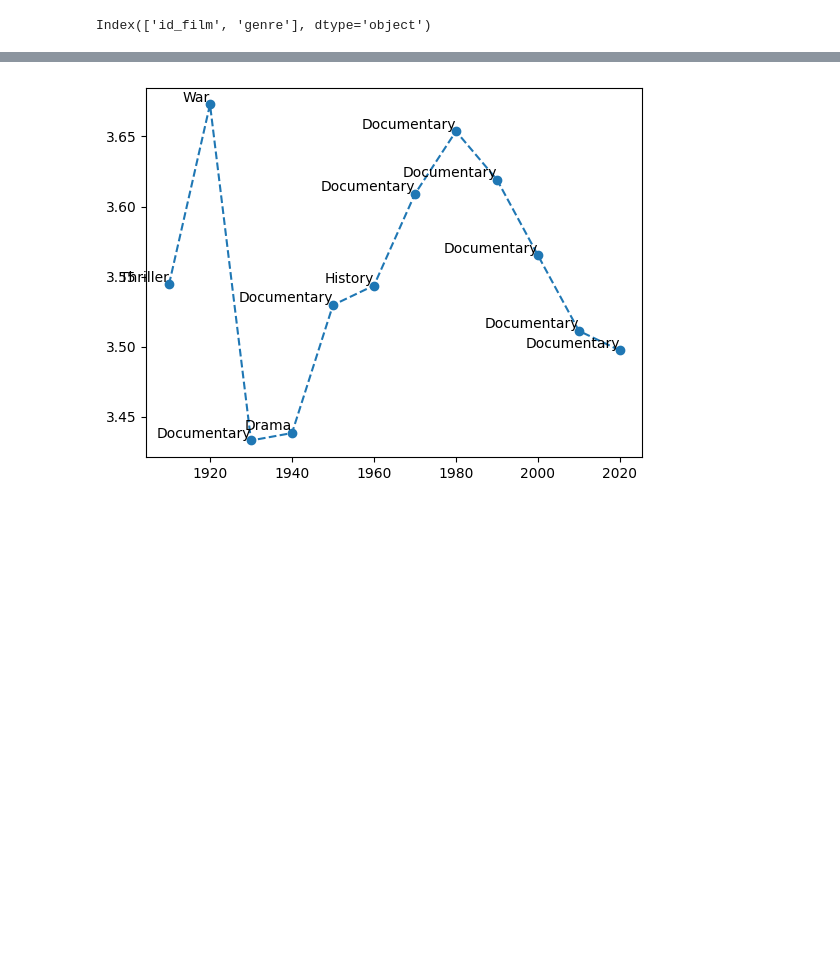
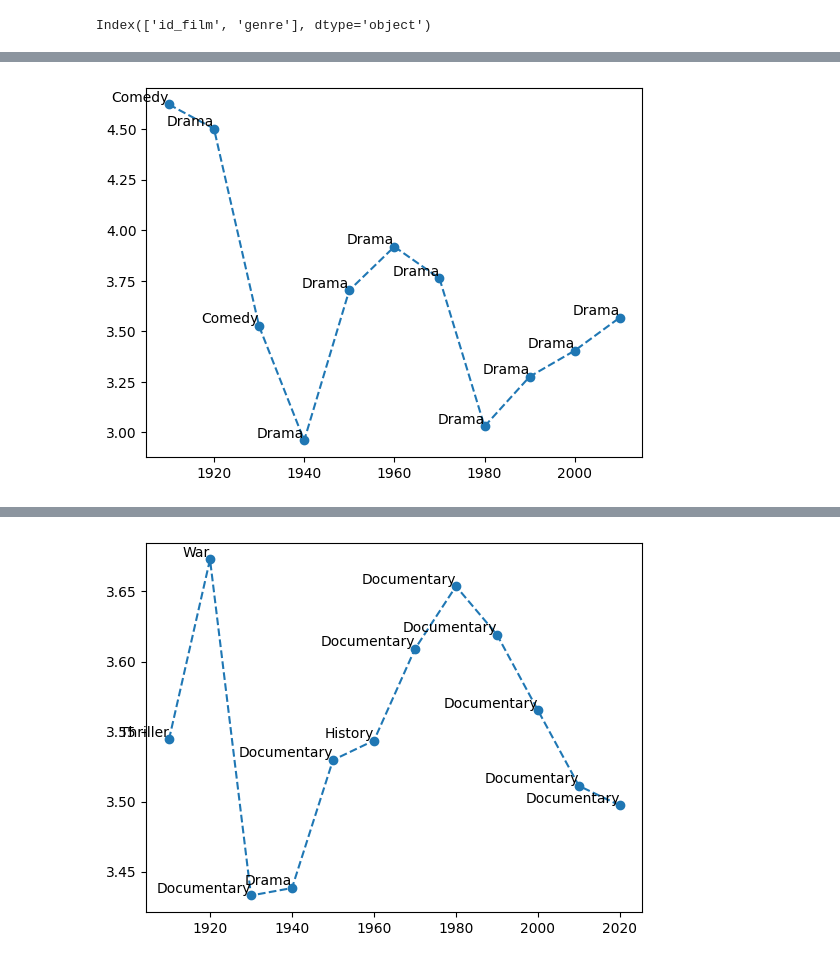
Before and after one commit to GabrieBu/freshcarrots, a Jupyter notebook: ium_Notebook/Cleaning.ipynb, the cells around one changed output, grey strips where cells are left out. Cells and saved outputs as stored; diff of their text form; code cells hidden in the pictures; blank space fills up the shorter version.

```diff
--- a/ium_Notebook/Cleaning.ipynb
+++ b/ium_Notebook/Cleaning.ipynb
@@ -1110,0 +1111,6 @@ for i, txt in enumerate(df_date_hot_genre["genre"]):
+# %%
+plt.plot(df_highest_genre["date_bin"], df_highest_genre["w_avg"] * 5, 'o--')
+for i, txt in enumerate(df_highest_genre["genre"]):
+    plt.text(df_highest_genre["date_bin"].iloc[i], df_highest_genre["w_avg"].iloc[i] * 5, txt, fontsize=10, ha="right", va="bottom")
+# %% [output]
+[figure, added]
```
Also changed, not shown: parts of 37 cells of this notebook.
